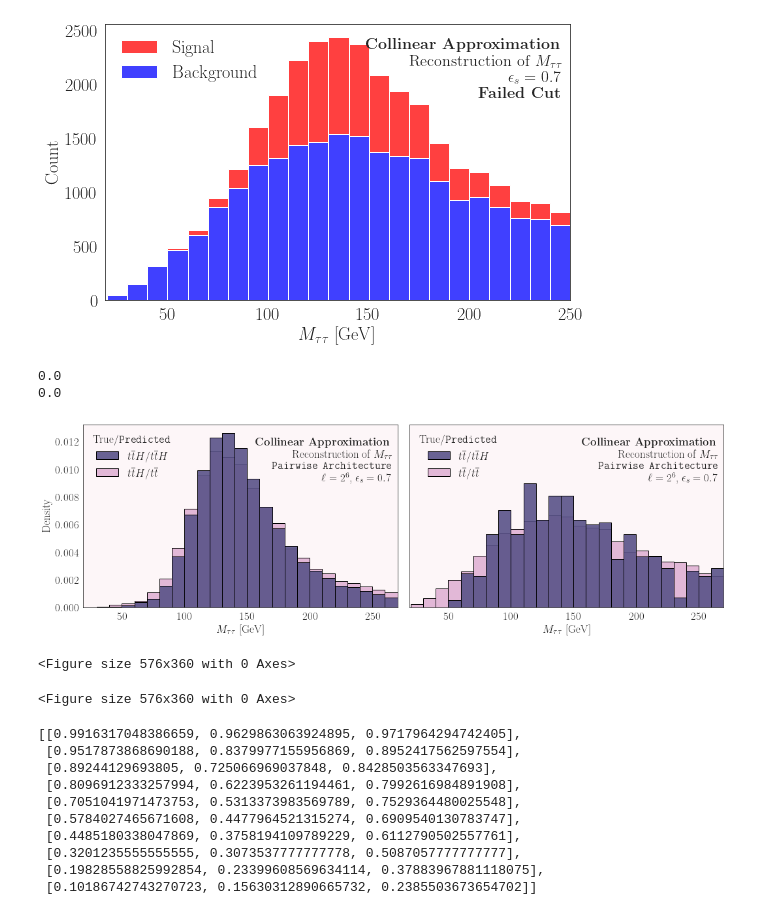
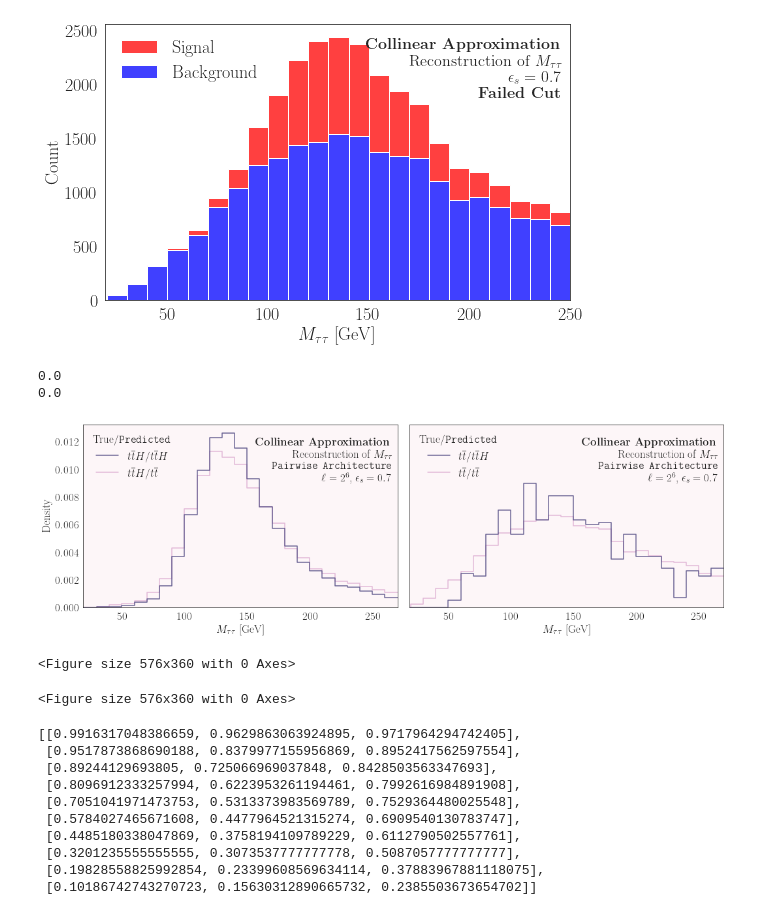
Before and after one commit to DelonShen/classifying-collider-events-with-point-clouds, a Jupyter notebook: paper_code/ditau_study.ipynb, the cells around one changed output. Cells and saved outputs as stored; diff of their text form; code cells hidden in the pictures.

Commit message:
cosmetic changes to plots

```diff
--- a/paper_code/ditau_study.ipynb
+++ b/paper_code/ditau_study.ipynb
@@ -301,7 +301,7 @@ plt.rcParams['font.family'] = 'serif'
 plt.rcParams['figure.autolayout'] = True
 
 
-ax = sns.histplot(data=data, legend=True, multiple='layer',fill=True, alpha=0.9, ax=ax1, edgecolor = 'black', bins=27, binrange=(0,270), palette=cmap ,common_norm=False,stat="density")
+ax = sns.histplot(data=data, legend=True, multiple='layer',fill=False, alpha=0.9, ax=ax1, element="step", bins=27, binrange=(0,270), palette=cmap ,common_norm=False,stat="density")
 ax.set_facecolor(np.array(sns.cubehelix_palette(start=26/10, light=.97, n_colors=5))[0])
 sns.move_legend(ax, 'upper left', frameon=False, title=r'True/\texttt{Predicted}')
 ax.set_xlim(mn, 270)
@@ -357,35 +357,35 @@ mn = min(ditau_mass)
 sns.set_style('white')
 sns.set_palette(sns.color_palette([ '#94d2bd', '#005f73']))
 
 plt.rcParams['font.family'] = 'serif'
 plt.rcParams['figure.autolayout'] = True
 
 
-ax = sns.histplot(data=data, legend=True, multiple='layer',fill=True, alpha=0.9,  edgecolor = 'black', bins=27, ax=ax2, binrange=(0,270),common_norm=False, palette=cmap ,stat="density")
+ax = sns.histplot(data=data, legend=True, multiple='layer',fill=False, alpha=0.9,  element="step", bins=27, ax=ax2, binrange=(0,270),common_norm=False, palette=cmap ,stat="density")
 ax.set_facecolor(np.array(sns.cubehelix_palette(start=26/10, light=.97, n_colors=5))[0])
 sns.move_legend(ax, 'upper left', frameon=False, title=r'True/\texttt{Predicted}')
 ax.set_xlim(mn, 270)
 ax2.set_xlabel(r'$M_{\tau\tau}$ [GeV]')
 
 annot_txt = r'\textbf{Collinear Approximation}'
 annot_txt += '\n'
 annot_txt += r'Reconstruction of $M_{\tau\tau}$'
 annot_txt += '\n'
 annot_txt += r'\texttt{Pairwise Architecture}'
 annot_txt += '\n'
 annot_txt += r'$\ell=2^6$, $\epsilon_s=0.7$'
 
 ax.text(0.98, .925,
         s=annot_txt,
         transform=ax.transAxes,
         horizontalalignment='right',
         verticalalignment='top')
 
 fig.savefig('figures/mTT_histograms.pdf', bbox_inches='tight')
 # %% [output]
 0.0
 0.0
-[figure, old version]
+[figure, new version]
 <Figure size 576x360 with 0 Axes>
 <Figure size 576x360 with 0 Axes>
 # %%
```
Also changed, not shown: parts of 4 cells of this notebook, 5 other files.
